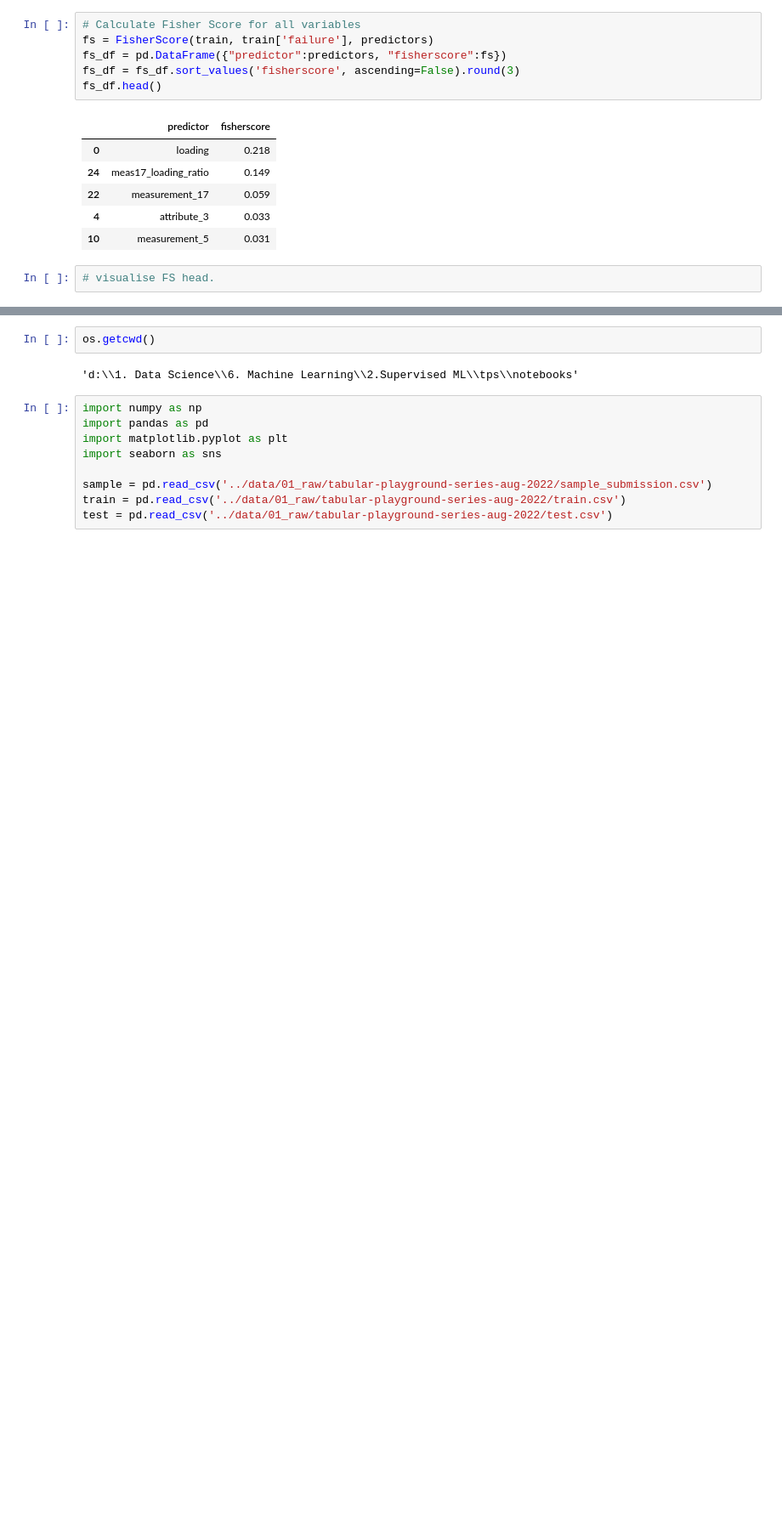
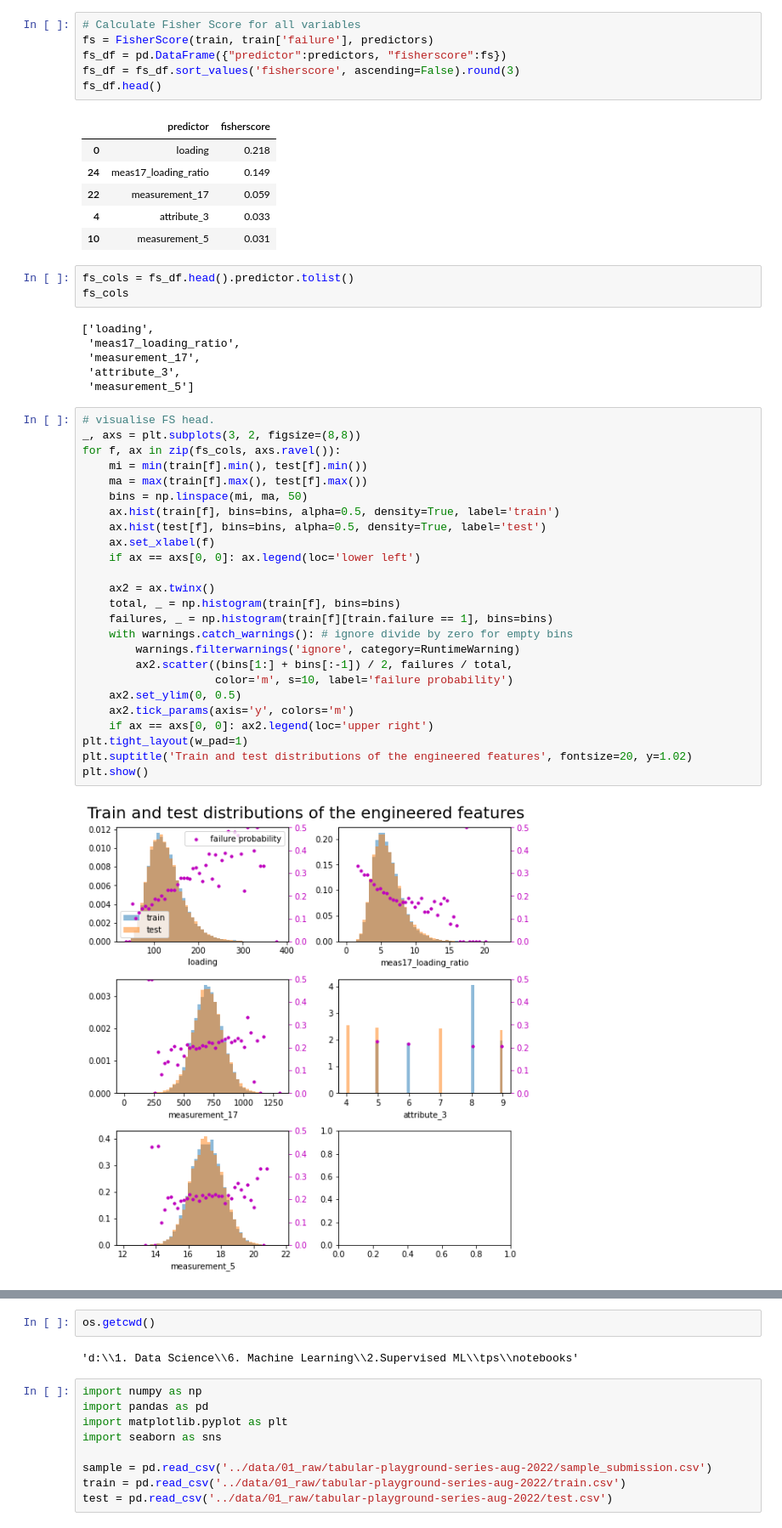
Before and after one commit to xjlwi/2.Supervised-ML, a Jupyter notebook: tps/notebooks/tps_aug22.ipynb, the cells around one changed output, grey strips where cells are left out. Shown at 85% size. Saved outputs shown, nothing was run; the diff lists cells and outputs as text; blank space fills up the shorter version.

```diff
--- a/tps/notebooks/tps_aug22.ipynb
+++ b/tps/notebooks/tps_aug22.ipynb
@@ -566,5 +566,39 @@ fs_df.head()
 | 22 | measurement_17 | 0.059 |
 | 4 | attribute_3 | 0.033 |
 | 10 | measurement_5 | 0.031 |
-# %%
-# visualise FS head.
+# %%
+fs_cols = fs_df.head().predictor.tolist()
+fs_cols
+# %% [output]
+['loading',
+ 'meas17_loading_ratio',
+ 'measurement_17',
+ 'attribute_3',
+ 'measurement_5']
+# %%
+# visualise FS head.
+_, axs = plt.subplots(3, 2, figsize=(8,8))
+for f, ax in zip(fs_cols, axs.ravel()):
+    mi = min(train[f].min(), test[f].min())
+    ma = max(train[f].max(), test[f].max())
+    bins = np.linspace(mi, ma, 50)
+    ax.hist(train[f], bins=bins, alpha=0.5, density=True, label='train')
+    ax.hist(test[f], bins=bins, alpha=0.5, density=True, label='test')
+    ax.set_xlabel(f)
+    if ax == axs[0, 0]: ax.legend(loc='lower left')
+
+    ax2 = ax.twinx()
+    total, _ = np.histogram(train[f], bins=bins)
+    failures, _ = np.histogram(train[f][train.failure == 1], bins=bins)
+    with warnings.catch_warnings(): # ignore divide by zero for empty bins
+        warnings.filterwarnings('ignore', category=RuntimeWarning)
+        ax2.scatter((bins[1:] + bins[:-1]) / 2, failures / total,
+                    color='m', s=10, label='failure probability')
+    ax2.set_ylim(0, 0.5)
+    ax2.tick_params(axis='y', colors='m')
+    if ax == axs[0, 0]: ax2.legend(loc='upper right')
+plt.tight_layout(w_pad=1)
+plt.suptitle('Train and test distributions of the engineered features', fontsize=20, y=1.02)
+plt.show()
+# %% [output]
+[figure, added]
```
Also changed, not shown: parts of 4 cells of this notebook.
